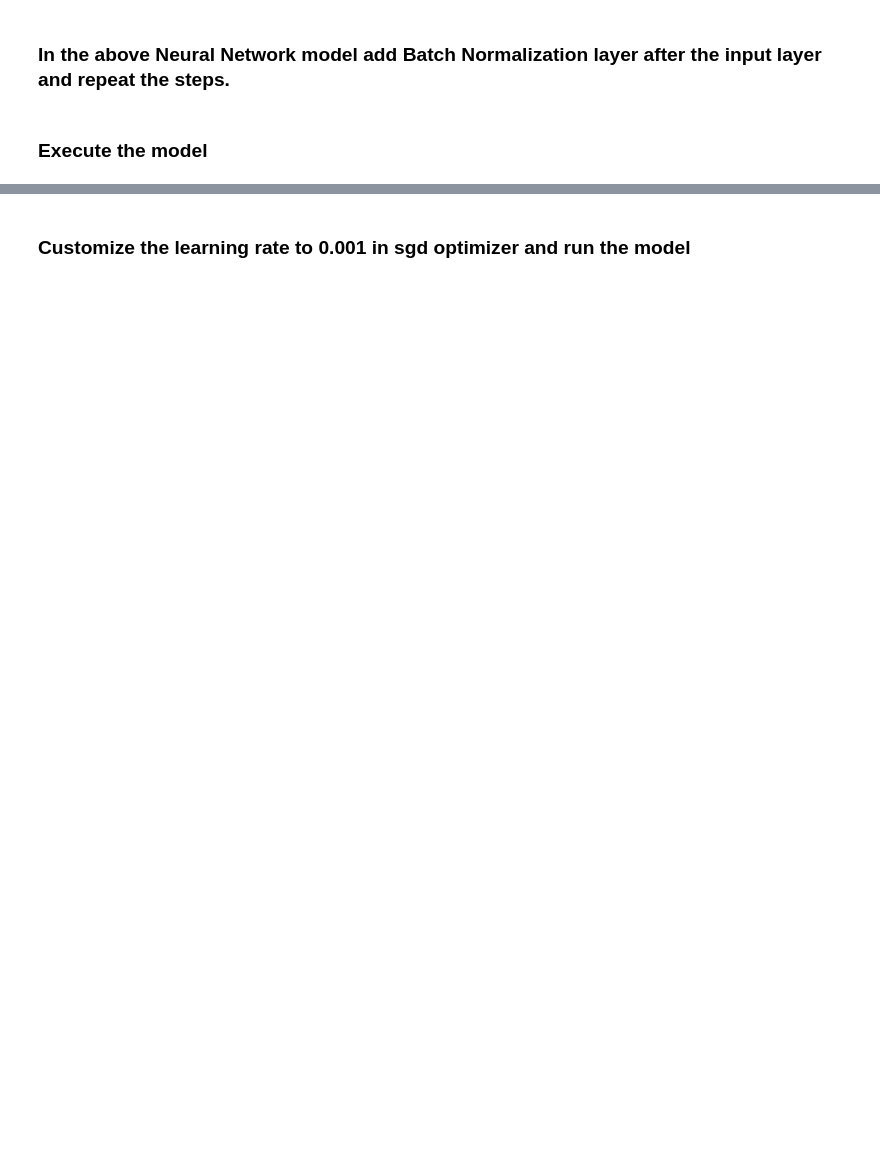
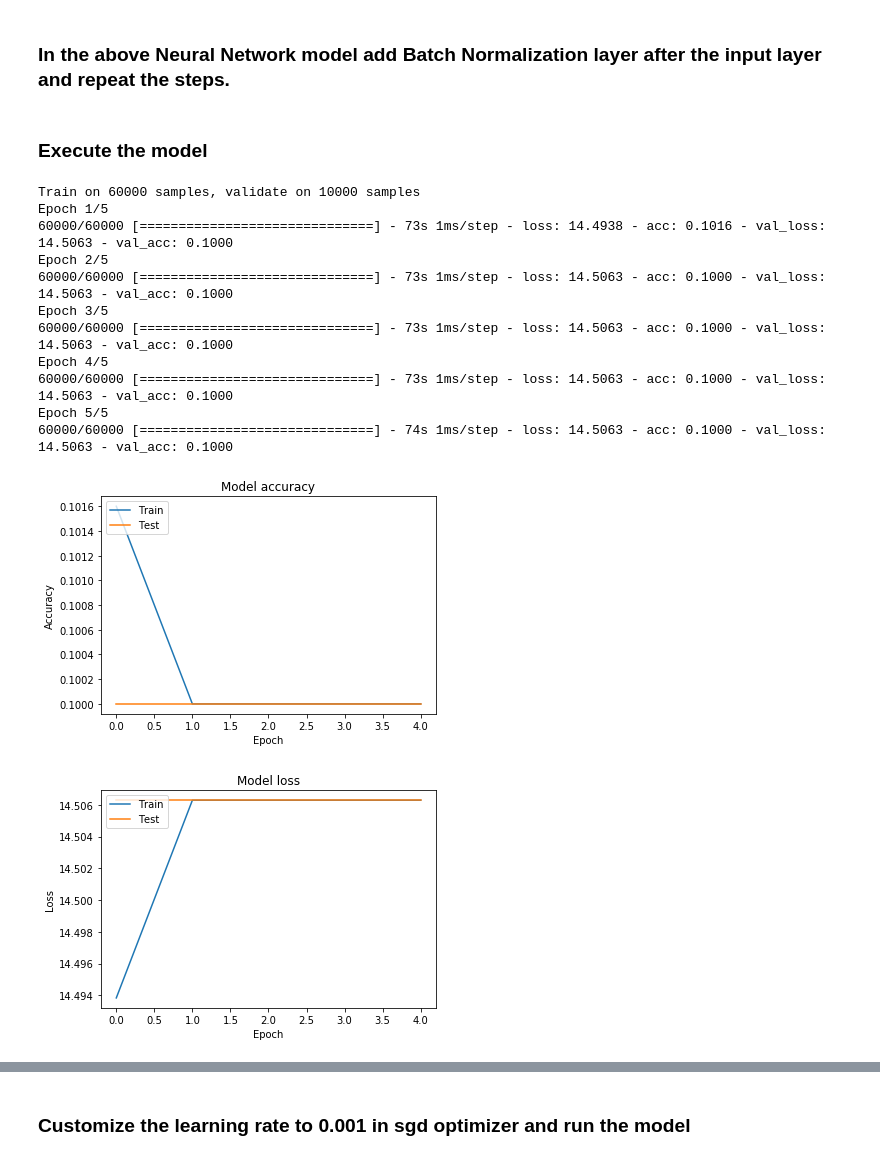
Before and after one commit to GreatLearningAIML1/bangalore-feb-batch-charulatha27, a Jupyter notebook: R6_ExternalLab_AIML.ipynb, the cells around one changed output, grey strips where cells are left out. Drawn from its saved outputs; the diff is of its cells as text; code cells hidden in the pictures; blank space fills up the shorter version.

```diff
--- a/R6_ExternalLab_AIML.ipynb
+++ b/R6_ExternalLab_AIML.ipynb
@@ -241,24 +264,38 @@ model.add(BatchNormalization(axis=-1))#Axis -1 is always the features axis
 ### Execute the model
 # %%
 model.compile(optimizer="sgd", loss='categorical_crossentropy', metrics=['accuracy'])
-history = model.fit(trainX, trainY, epochs=epoch_n, batch_size=10, validation_data=(testX, testY))
+history = model.fit(trainX, trainY, epochs=epoch_n, validation_data=(testX, testY))
 
 # Plot training & validation accuracy values
 plt.plot(history.history['acc'])
 plt.plot(history.history['val_acc'])
 plt.title('Model accuracy')
 plt.ylabel('Accuracy')
 plt.xlabel('Epoch')
 plt.legend(['Train', 'Test'], loc='upper left')
 plt.show()
 
 # Plot training & validation loss values
 plt.plot(history.history['loss'])
 plt.plot(history.history['val_loss'])
 plt.title('Model loss')
 plt.ylabel('Loss')
 plt.xlabel('Epoch')
 plt.legend(['Train', 'Test'], loc='upper left')
 plt.show()
+# %% [output]
+Train on 60000 samples, validate on 10000 samples
+Epoch 1/5
+60000/60000 [==============================] - 73s 1ms/step - loss: 14.4938 - acc: 0.1016 - val_loss: 14.5063 - val_acc: 0.1000
+Epoch 2/5
+60000/60000 [==============================] - 73s 1ms/step - loss: 14.5063 - acc: 0.1000 - val_loss: 14.5063 - val_acc: 0.1000
+Epoch 3/5
+60000/60000 [==============================] - 73s 1ms/step - loss: 14.5063 - acc: 0.1000 - val_loss: 14.5063 - val_acc: 0.1000
+Epoch 4/5
+60000/60000 [==============================] - 73s 1ms/step - loss: 14.5063 - acc: 0.1000 - val_loss: 14.5063 - val_acc: 0.1000
+Epoch 5/5
+60000/60000 [==============================] - 74s 1ms/step - loss: 14.5063 - acc: 0.1000 - val_loss: 14.5063 - val_acc: 0.1000
+[figure, added]
+[figure, added]
 # %%
 print(model.summary())
```
Also changed, not shown: parts of 9 cells of this notebook.
